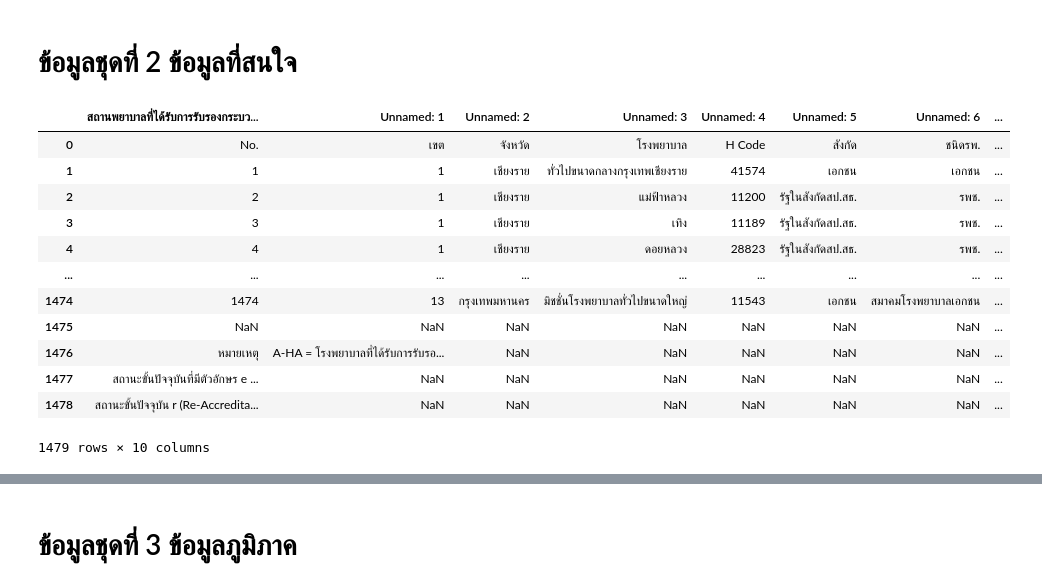
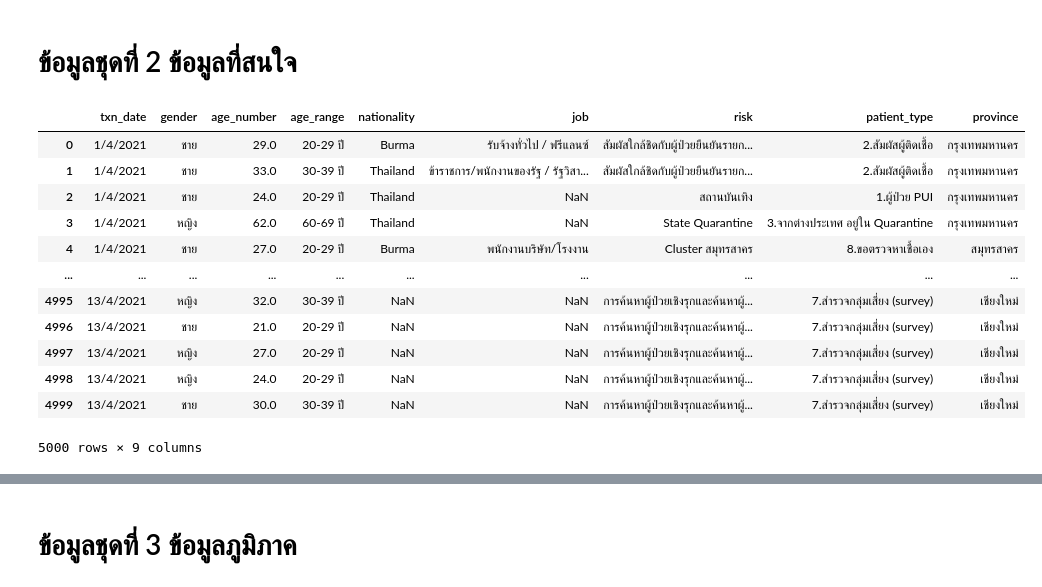
Before and after one commit to Umaporn19/data_viz_2022, a Jupyter notebook: Project_Dataviz.ipynb, the cells around one changed output, grey strips where cells are left out. Cells and saved outputs as stored; diff of their text form; code cells hidden in the pictures.

```diff
--- a/Project_Dataviz.ipynb
+++ b/Project_Dataviz.ipynb
@@ -512,20 +497,20 @@ dtype: bool
 # %% [markdown]
 # ข้อมูลชุดที่ 2 ข้อมูลที่สนใจ
 # %%
-data_file_path = os.path.join(path,'ข้อมูลสถิติการรับรองและสถานะการรับรองของสถานพยาบาลตามมาตรฐาน HA ขั้น 1-3 และ Advanced-HA.csv')   #ดึงข้อมูลจากที่อยู่ของไฟล์
+data_file_path = os.path.join(path,'wave3_coviddata.csv')   #ดึงข้อมูลจากที่อยู่ของไฟล์
 data_5 = pd.read_csv(data_file_path)
 data_5  #แสดงค่า
 # %% [output]
-|  | สถานพยาบาลที่ได้รับการรับรองกระบว... | Unnamed: 1 | Unnamed: 2 | Unnamed: 3 | Unnamed: 4 | Unnamed: 5 | Unnamed: 6 | ... |
-| 0 | No. | เขต | จังหวัด | โรงพยาบาล | H Code | สังกัด | ชนิดรพ. | ... |
-| 1 | 1 | 1 | เชียงราย | ทั่วไปขนาดกลางกรุงเทพเชียงราย | 41574 | เอกชน | เอกชน | ... |
-| 2 | 2 | 1 | เชียงราย | แม่ฟ้าหลวง | 11200 | รัฐในสังกัดสป.สธ. | รพช. | ... |
-| 3 | 3 | 1 | เชียงราย | เทิง | 11189 | รัฐในสังกัดสป.สธ. | รพช. | ... |
-| 4 | 4 | 1 | เชียงราย | ดอยหลวง | 28823 | รัฐในสังกัดสป.สธ. | รพช. | ... |
-| ... | ... | ... | ... | ... | ... | ... | ... | ... |
-| 1474 | 1474 | 13 | กรุงเทพมหานคร | มิชชั่นโรงพยาบาลทั่วไปขนาดใหญ่ | 11543 | เอกชน | สมาคมโรงพยาบาลเอกชน | ... |
-| 1475 | NaN | NaN | NaN | NaN | NaN | NaN | NaN | ... |
-| 1476 | หมายเหตุ | A-HA = โรงพยาบาลที่ได้รับการรับรอ... | NaN | NaN | NaN | NaN | NaN | ... |
-| 1477 | สถานะขั้นปัจจุบันที่มีตัวอักษร e ... | NaN | NaN | NaN | NaN | NaN | NaN | ... |
-| 1478 | สถานะขั้นปัจจุบัน r (Re-Accredita... | NaN | NaN | NaN | NaN | NaN | NaN | ... |
+|  | txn_date | gender | age_number | age_range | nationality | job | risk | patient_type | province |
+| 0 | 1/4/2021 | ชาย | 29.0 | 20-29 ปี | Burma | รับจ้างทั่วไป / ฟรีแลนซ์ | สัมผัสใกล้ชิดกับผู้ป่วยยืนยันรายก... | 2.สัมผัสผู้ติดเชื้อ | กรุงเทพมหานคร |
+| 1 | 1/4/2021 | ชาย | 33.0 | 30-39 ปี | Thailand | ข้าราชการ/พนักงานของรัฐ / รัฐวิสา... | สัมผัสใกล้ชิดกับผู้ป่วยยืนยันรายก... | 2.สัมผัสผู้ติดเชื้อ | กรุงเทพมหานคร |
+| 2 | 1/4/2021 | ชาย | 24.0 | 20-29 ปี | Thailand | NaN | สถานบันเทิง | 1.ผู้ป่วย PUI | กรุงเทพมหานคร |
+| 3 | 1/4/2021 | หญิง | 62.0 | 60-69 ปี | Thailand | NaN | State Quarantine | 3.จากต่างประเทศ อยู่ใน Quarantine | กรุงเทพมหานคร |
+| 4 | 1/4/2021 | ชาย | 27.0 | 20-29 ปี | Burma | พนักงานบริษัท/โรงงาน | Cluster สมุทรสาคร | 8.ขอตรวจหาเชื้อเอง | สมุทรสาคร |
+| ... | ... | ... | ... | ... | ... | ... | ... | ... | ... |
+| 4995 | 13/4/2021 | หญิง | 32.0 | 30-39 ปี | NaN | NaN | การค้นหาผู้ป่วยเชิงรุกและค้นหาผู้... | 7.สำรวจกลุ่มเสี่ยง (survey) | เชียงใหม่ |
+| 4996 | 13/4/2021 | ชาย | 21.0 | 20-29 ปี | NaN | NaN | การค้นหาผู้ป่วยเชิงรุกและค้นหาผู้... | 7.สำรวจกลุ่มเสี่ยง (survey) | เชียงใหม่ |
+| 4997 | 13/4/2021 | หญิง | 27.0 | 20-29 ปี | NaN | NaN | การค้นหาผู้ป่วยเชิงรุกและค้นหาผู้... | 7.สำรวจกลุ่มเสี่ยง (survey) | เชียงใหม่ |
+| 4998 | 13/4/2021 | หญิง | 24.0 | 20-29 ปี | NaN | NaN | การค้นหาผู้ป่วยเชิงรุกและค้นหาผู้... | 7.สำรวจกลุ่มเสี่ยง (survey) | เชียงใหม่ |
+| 4999 | 13/4/2021 | ชาย | 30.0 | 30-39 ปี | NaN | NaN | การค้นหาผู้ป่วยเชิงรุกและค้นหาผู้... | 7.สำรวจกลุ่มเสี่ยง (survey) | เชียงใหม่ |
-1479 rows × 10 columns
+5000 rows × 9 columns
```
Also changed, not shown: parts of 57 cells of this notebook.
